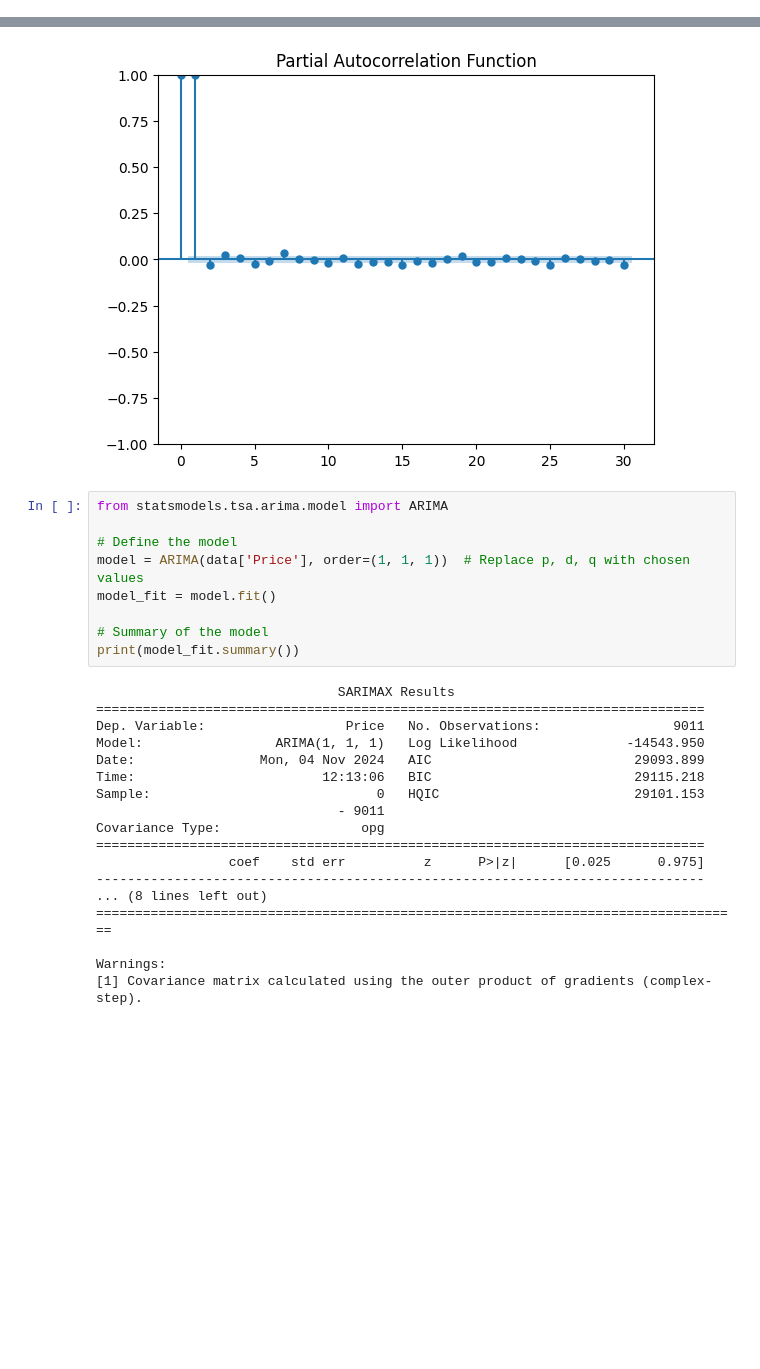
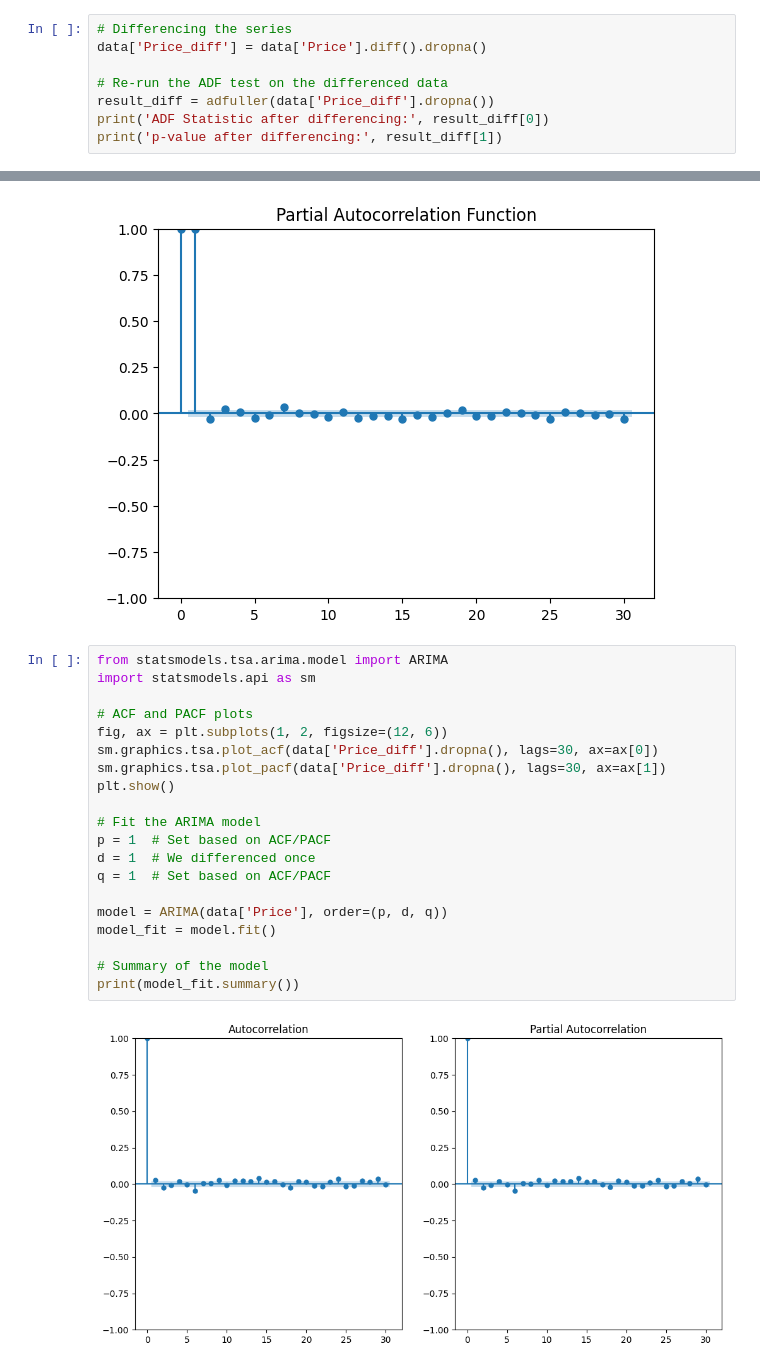
Before and after one commit to NaimaT15/Oil_Price_Analysis, a Jupyter notebook: notebooks/oil_price_analysis.ipynb, the cells around one changed output, grey strips where cells are left out. Drawn from its saved outputs; the diff is of its cells as text; blank space fills up the shorter version.

```diff
--- a/notebooks/oil_price_analysis.ipynb
+++ b/notebooks/oil_price_analysis.ipynb
@@ -44,0 +53,8 @@ p-value: 0.28927350489340287
+# %%
+# Differencing the series
+data['Price_diff'] = data['Price'].diff().dropna()
+
+# Re-run the ADF test on the differenced data
+result_diff = adfuller(data['Price_diff'].dropna())
+print('ADF Statistic after differencing:', result_diff[0])
+print('p-value after differencing:', result_diff[1])
@@ -59,30 +78,25 @@ plt.show()
 [figure]
 <Figure size 1200x600 with 0 Axes>
 [figure]
-# %%
-from statsmodels.tsa.arima.model import ARIMA
-
-# Define the model
-model = ARIMA(data['Price'], order=(1, 1, 1))  # Replace p, d, q with chosen values
-model_fit = model.fit()
-
-# Summary of the model
-print(model_fit.summary())
-# %% [output]
-                               SARIMAX Results
-==============================================================================
-Dep. Variable:                  Price   No. Observations:                 9011
-Model:                 ARIMA(1, 1, 1)   Log Likelihood              -14543.950
-Date:                Mon, 04 Nov 2024   AIC                          29093.899
-Time:                        12:13:06   BIC                          29115.218
-Sample:                             0   HQIC                         29101.153
-                               - 9011
-Covariance Type:                  opg
-==============================================================================
-                 coef    std err          z      P>|z|      [0.025      0.975]
-------------------------------------------------------------------------------
-... (8 lines left out)
-===================================================================================
-
-Warnings:
-[1] Covariance matrix calculated using the outer product of gradients (complex-step).
+# %%
+from statsmodels.tsa.arima.model import ARIMA
+import statsmodels.api as sm
+
+# ACF and PACF plots
+fig, ax = plt.subplots(1, 2, figsize=(12, 6))
+sm.graphics.tsa.plot_acf(data['Price_diff'].dropna(), lags=30, ax=ax[0])
+sm.graphics.tsa.plot_pacf(data['Price_diff'].dropna(), lags=30, ax=ax[1])
+plt.show()
+
+# Fit the ARIMA model
+p = 1  # Set based on ACF/PACF
+d = 1  # We differenced once
+q = 1  # Set based on ACF/PACF
+
+model = ARIMA(data['Price'], order=(p, d, q))
+model_fit = model.fit()
+
+# Summary of the model
+print(model_fit.summary())
+# %% [output]
+[figure, added]
```
Also changed, not shown: parts of 49 cells of this notebook, 1 other file.
